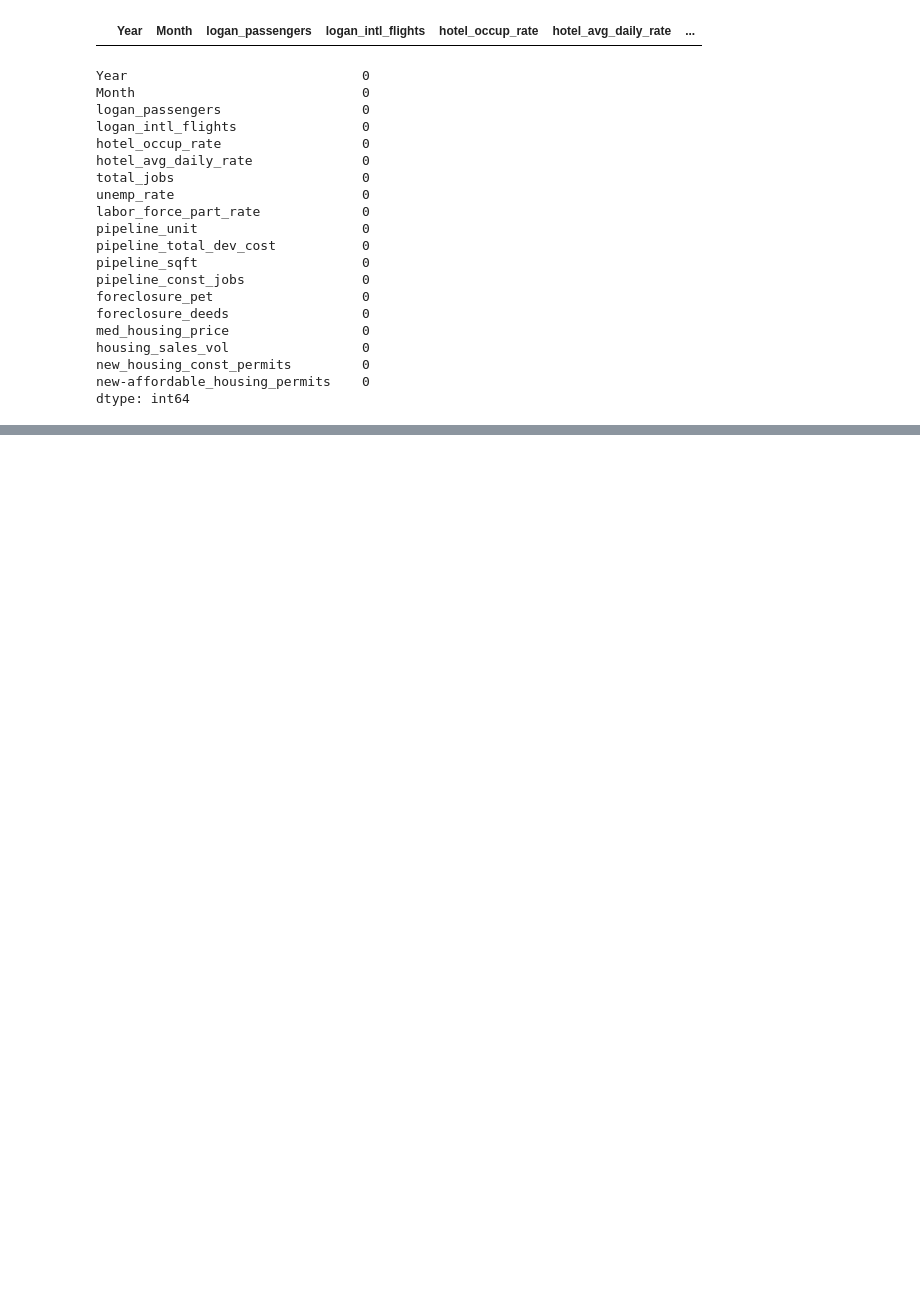
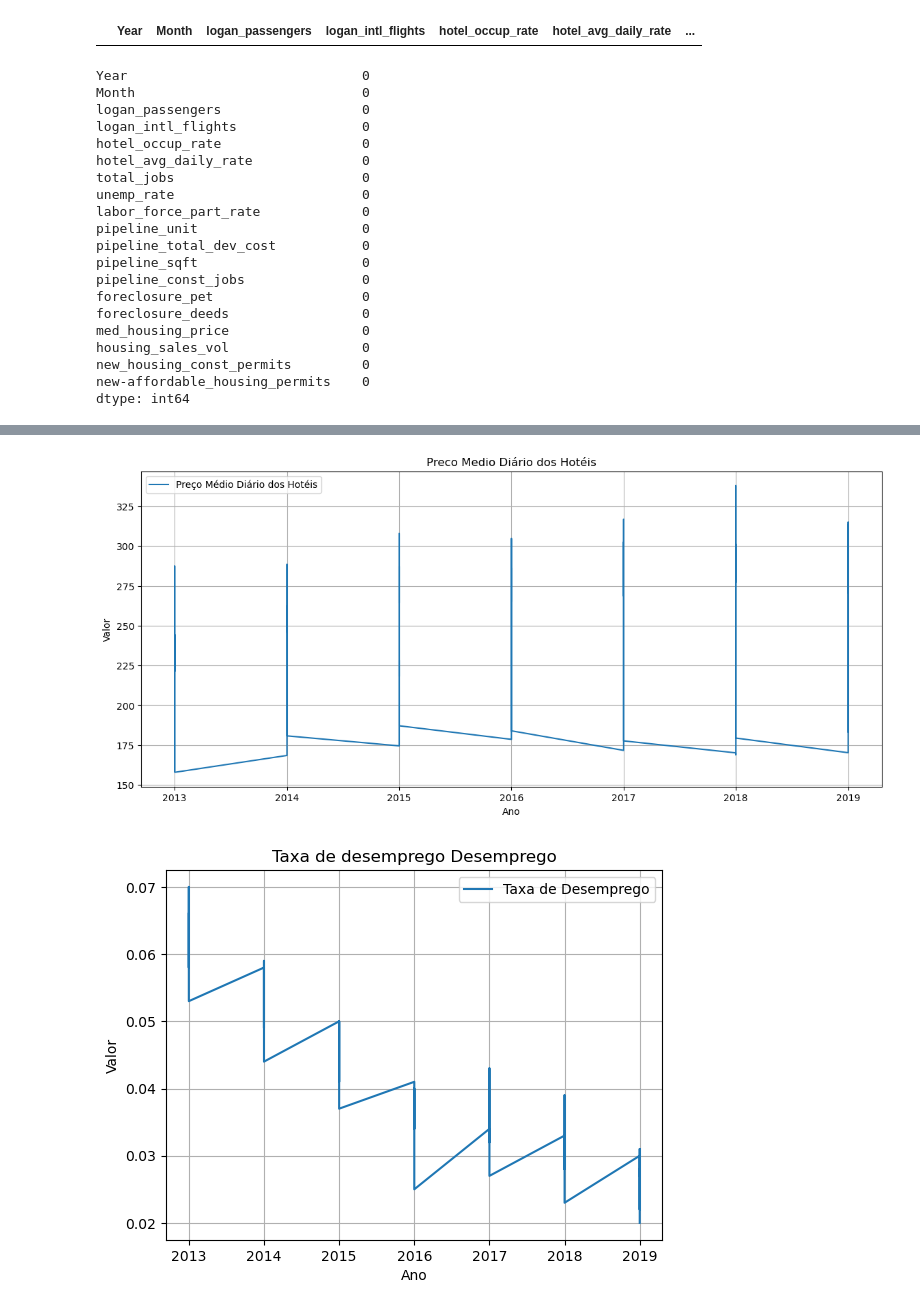
Before and after one commit to francisbowe/analise_economica, a Jupyter notebook: main.ipynb, the cells around one changed output, grey strips where cells are left out. Saved outputs shown, nothing was run; the diff lists cells and outputs as text; code cells hidden in the pictures; blank space fills up the shorter version.

```diff
--- a/main.ipynb
+++ b/main.ipynb
@@ -115,0 +173,25 @@ def autopct_format(values):
+# %%
+#criando um grafico entre correlacao de dois indicadores
+plt.figure(figsize=(14, 6))
+
+# Linha 1: Preço Médio Diário dos Hotéis
+plt.plot(df['Year'], df['hotel_avg_daily_rate'], label='Preço Médio Diário dos Hotéis')
+plt.xlabel('Ano')
+plt.ylabel('Valor')
+plt.title('Preco Medio Diário dos Hotéis')
+plt.legend()
+plt.grid(True)
+plt.show()
+
+# Linha 2: Taxa de Desemprego
+plt.plot(df['Year'], df['unemp_rate'], label='Taxa de Desemprego')
+
+plt.xlabel('Ano')
+plt.ylabel('Valor')
+plt.title('Taxa de desemprego Desemprego')
+plt.legend()
+plt.grid(True)
+plt.show()
+# %% [output]
+[figure, added]
+[figure, added]
```
Also changed, not shown: parts of 6 cells of this notebook.
